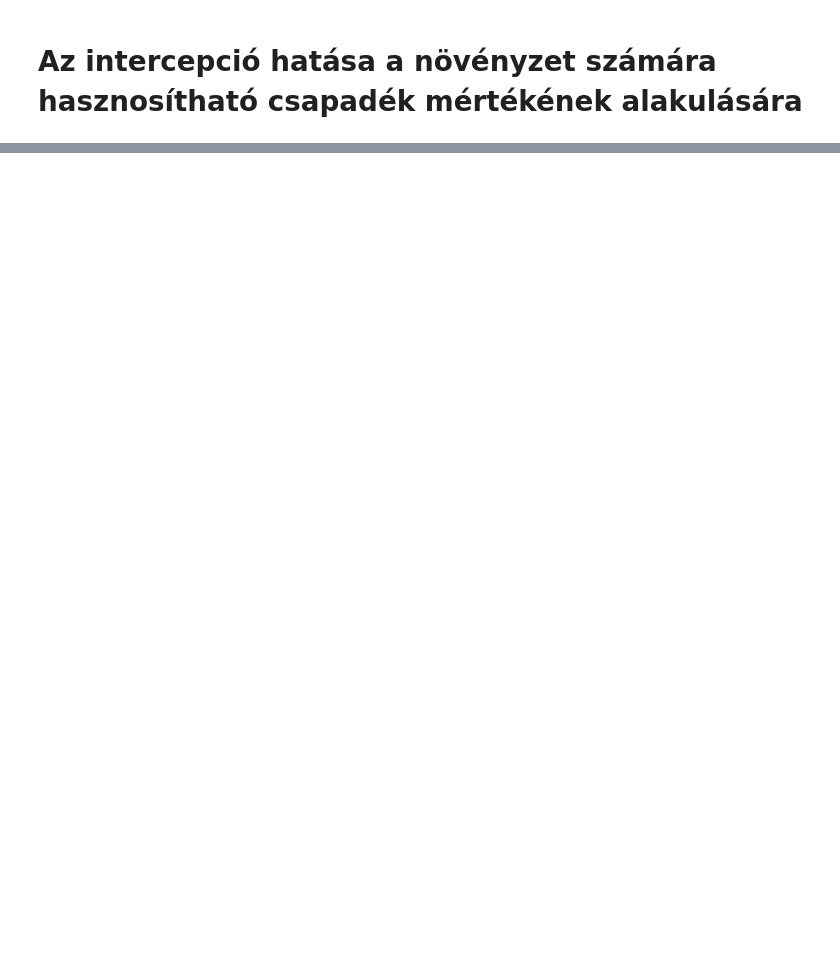
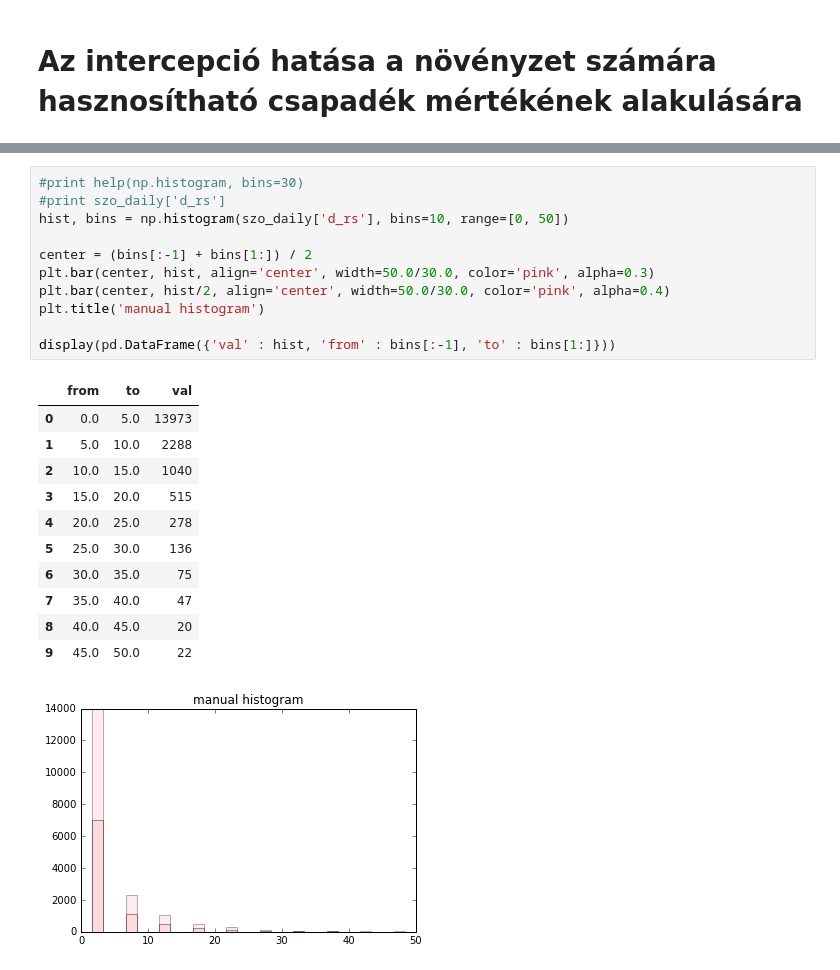
Before and after one commit to jsheperd/forest_water, a Jupyter notebook: interception.ipynb, the cells around one changed output, grey strips where cells are left out. Cells and saved outputs as stored; diff of their text form; blank space fills up the shorter version.

```diff
--- a/interception.ipynb
+++ b/interception.ipynb
@@ -51,0 +93,24 @@ plt.xlabel(u'Esemény csapadékméret [mm]')
+# %%
+#print help(np.histogram, bins=30)
+#print szo_daily['d_rs']
+hist, bins = np.histogram(szo_daily['d_rs'], bins=10, range=[0, 50])
+
+center = (bins[:-1] + bins[1:]) / 2
+plt.bar(center, hist, align='center', width=50.0/30.0, color='pink', alpha=0.3)
+plt.bar(center, hist/2, align='center', width=50.0/30.0, color='pink', alpha=0.4)
+plt.title('manual histogram')
+
+display(pd.DataFrame({'val' : hist, 'from' : bins[:-1], 'to' : bins[1:]}))
+# %% [output]
+|  | from | to | val |
+| 0 | 0.0 | 5.0 | 13973 |
+| 1 | 5.0 | 10.0 | 2288 |
+| 2 | 10.0 | 15.0 | 1040 |
+| 3 | 15.0 | 20.0 | 515 |
+| 4 | 20.0 | 25.0 | 278 |
+| 5 | 25.0 | 30.0 | 136 |
+| 6 | 30.0 | 35.0 | 75 |
+| 7 | 35.0 | 40.0 | 47 |
+| 8 | 40.0 | 45.0 | 20 |
+| 9 | 45.0 | 50.0 | 22 |
+[figure, added]
```
Also changed, not shown: parts of 3 cells of this notebook.
